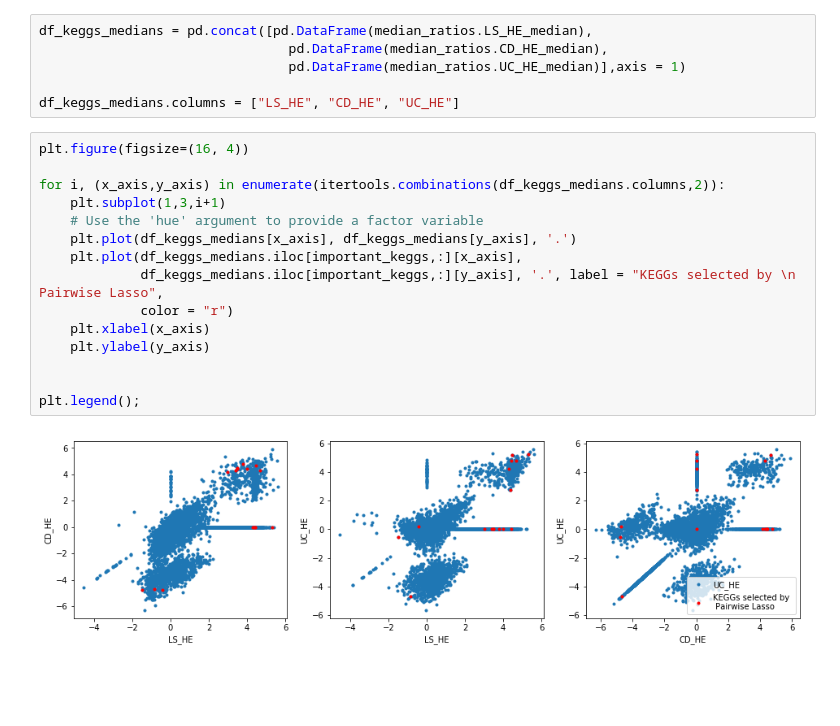
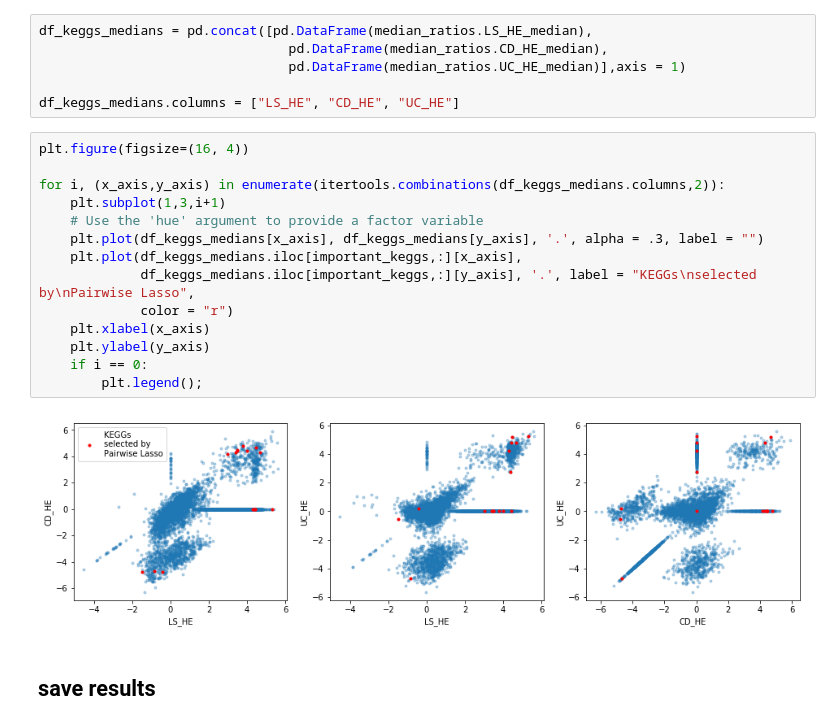
Before and after one commit to myazdani/KEGGs-15-12-2017, a Jupyter notebook: scripts/ratio-analysis/2018-07-26_comparing-species-and-keggs-ratio-plots.ipynb, the cells around one changed output. Cells and saved outputs as stored; diff of their text form; blank space fills up the shorter version.

Commit message:
saved results

```diff
--- a/scripts/ratio-analysis/2018-07-26_comparing-species-and-keggs-ratio-plots.ipynb
+++ b/scripts/ratio-analysis/2018-07-26_comparing-species-and-keggs-ratio-plots.ipynb
@@ -536,17 +536,18 @@ df_keggs_medians.columns = ["LS_HE", "CD_HE", "UC_HE"]
 # %%
 plt.figure(figsize=(16, 4))
 
 for i, (x_axis,y_axis) in enumerate(itertools.combinations(df_keggs_medians.columns,2)):
     plt.subplot(1,3,i+1)
     # Use the 'hue' argument to provide a factor variable
-    plt.plot(df_keggs_medians[x_axis], df_keggs_medians[y_axis], '.')
+    plt.plot(df_keggs_medians[x_axis], df_keggs_medians[y_axis], '.', alpha = .3, label = "")
     plt.plot(df_keggs_medians.iloc[important_keggs,:][x_axis],
-             df_keggs_medians.iloc[important_keggs,:][y_axis], '.', label = "KEGGs selected by \n Pairwise Lasso",
+             df_keggs_medians.iloc[important_keggs,:][y_axis], '.', label = "KEGGs\nselected by\nPairwise Lasso",
              color = "r")
     plt.xlabel(x_axis)
     plt.ylabel(y_axis)
-
-
-plt.legend();
+    if i == 0:
+        plt.legend();
 # %% [output]
-[figure, old version]
+[figure, new version]
+# %% [markdown]
+## save results
```
Also changed, not shown: parts of 10 cells of this notebook, 2 other files.
